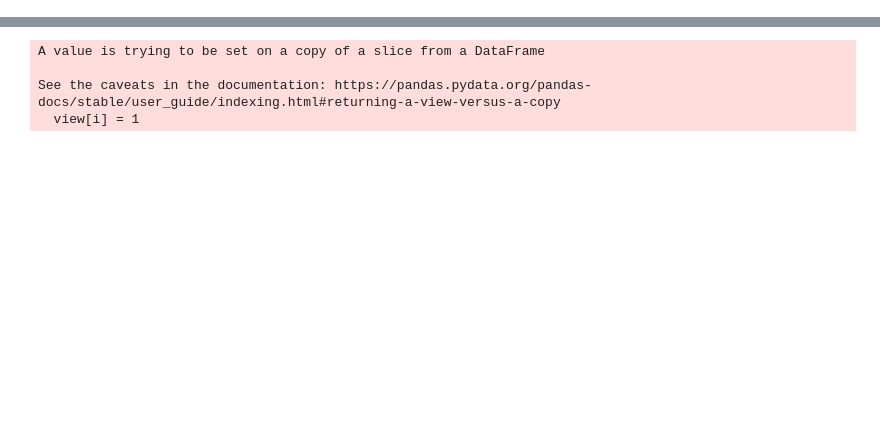
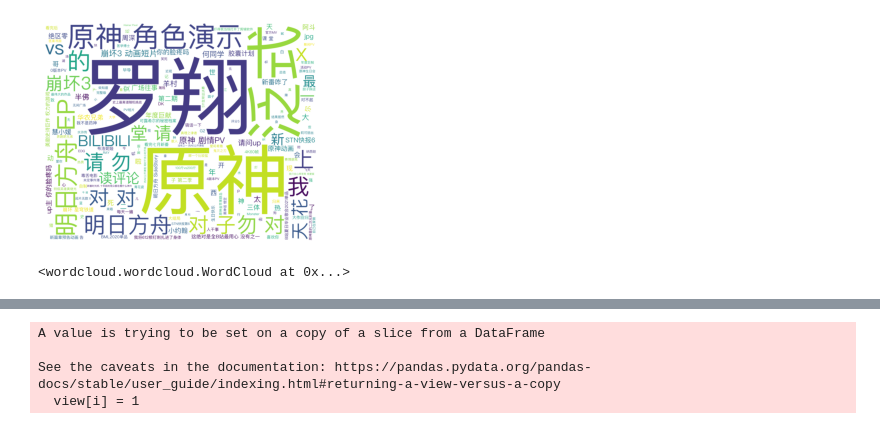
Before and after one commit to shenxingy/stats401_TableauGroupProject, a Jupyter notebook: dataProcessing.ipynb, the cells around one changed output, grey strips where cells are left out. Drawn from its saved outputs; the diff is of its cells as text; code cells hidden in the pictures; blank space fills up the shorter version.

```diff
--- a/dataProcessing.ipynb
+++ b/dataProcessing.ipynb
@@ -31,6 +30,21 @@ def cut_words(column_name):
     wordlist_removed = wordlist_removed.dropna()
     #save word_list to word_list_noStopWords.csv
     wordlist_removed.to_csv('{}_wordlist_noStopWords.csv'.format(column_name),index=False)
+# %%
+from wordcloud import WordCloud
+import matplotlib.pyplot as plt
+title = most_recent['title'].tolist()
+title = ''.join(title)
+wc = WordCloud(background_color='white', width=1000, height=800, font_path='PingFang.ttc')
+wc.generate(title)
+plt.imshow(wc)
+plt.axis('off')
+plt.show()
+save_path = 'title_wordcloud.png'
+wc.to_file(save_path)
+# %% [output]
+[figure, added]
+<wordcloud.wordcloud.WordCloud at 0x...>
 # %%
 cut_words('title')
 cut_words('desc')
```
Also changed, not shown: parts of 11 cells of this notebook, 18 other files.
